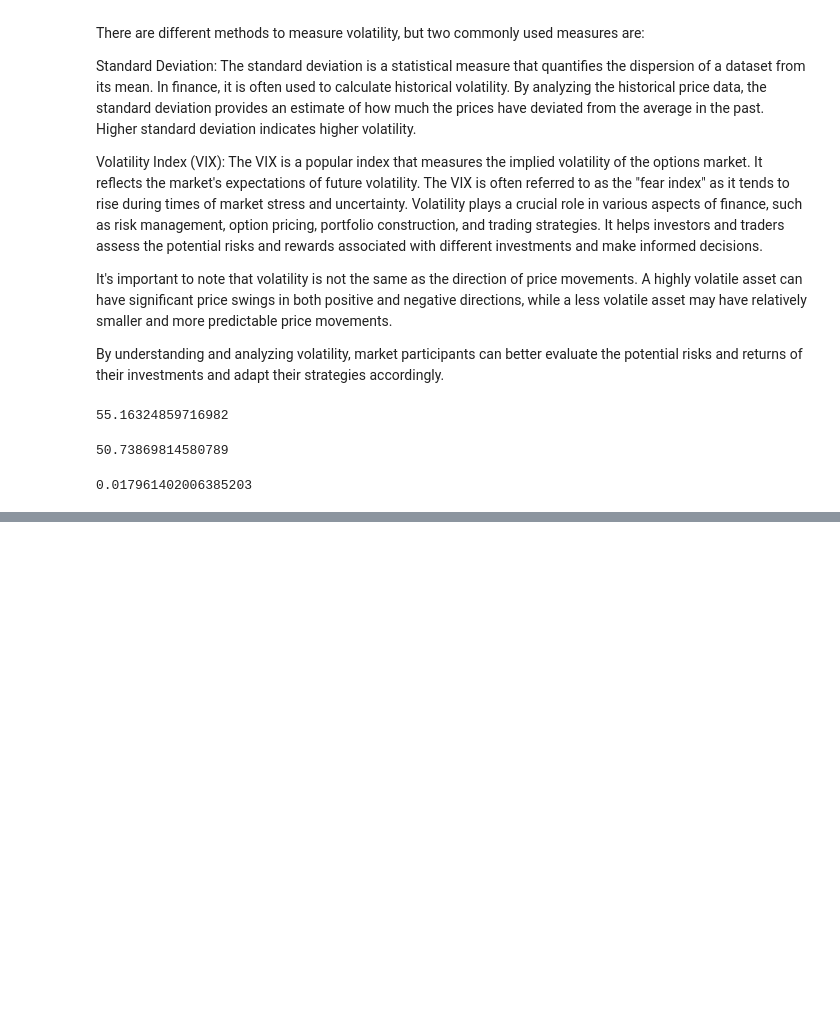
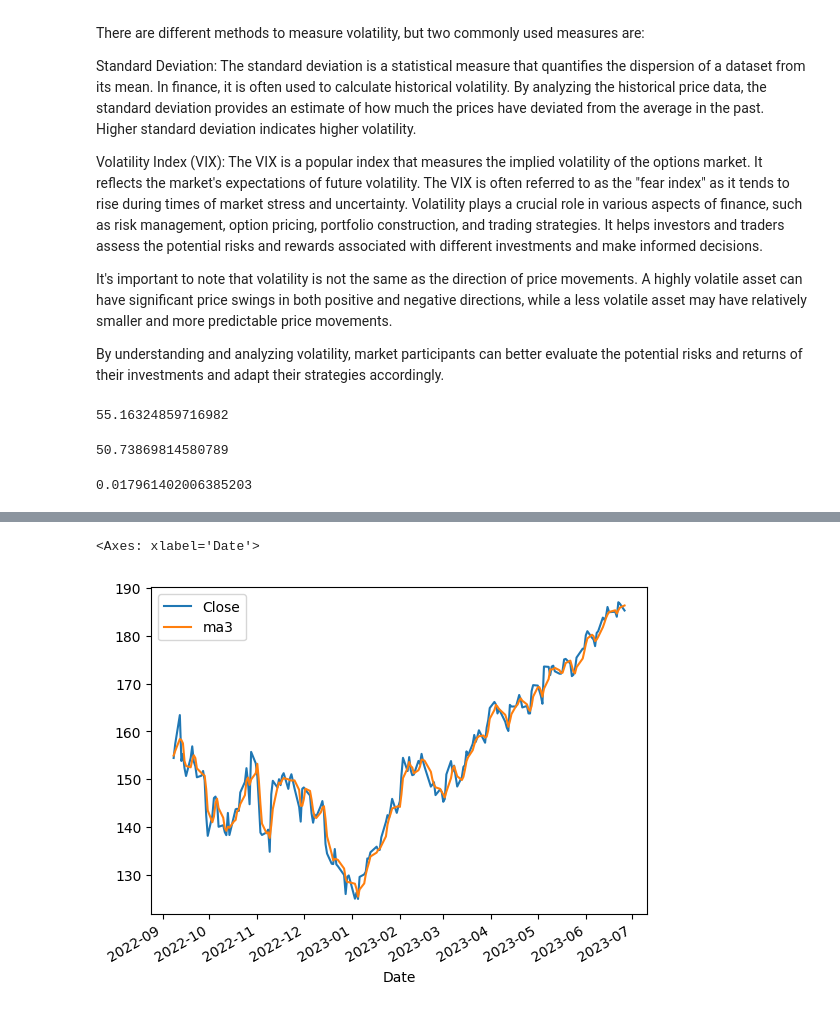
Before and after one commit to MittalMonika/DataScience, a Jupyter notebook: FinancialAnalysis/Finance.ipynb, the cells around one changed output, grey strips where cells are left out. Drawn from its saved outputs; the diff is of its cells as text; code cells hidden in the pictures; blank space fills up the shorter version.

```diff
--- a/FinancialAnalysis/Finance.ipynb
+++ b/FinancialAnalysis/Finance.ipynb
@@ -494,0 +517,16 @@ With rolling  we can have rolling mean ( Moving averages), Rolling standard devi
+# %%
+(app
+ .assign(s1=app.Close.shift(1),
+         s2=app.Close.shift(2),
+         ma3=lambda df_:df_.loc[:,['Close','s1','s2']].mean(axis='columns'),
+         ma3_builtin = app.Close.rolling(3).mean()
+         )
+ [['Close','ma3']]
+ .iloc[-200:,:]
+
+ .plot()
+
+)
+# %% [output]
+<Axes: xlabel='Date'>
+[figure, added]
```
Also changed, not shown: parts of 14 cells of this notebook.
